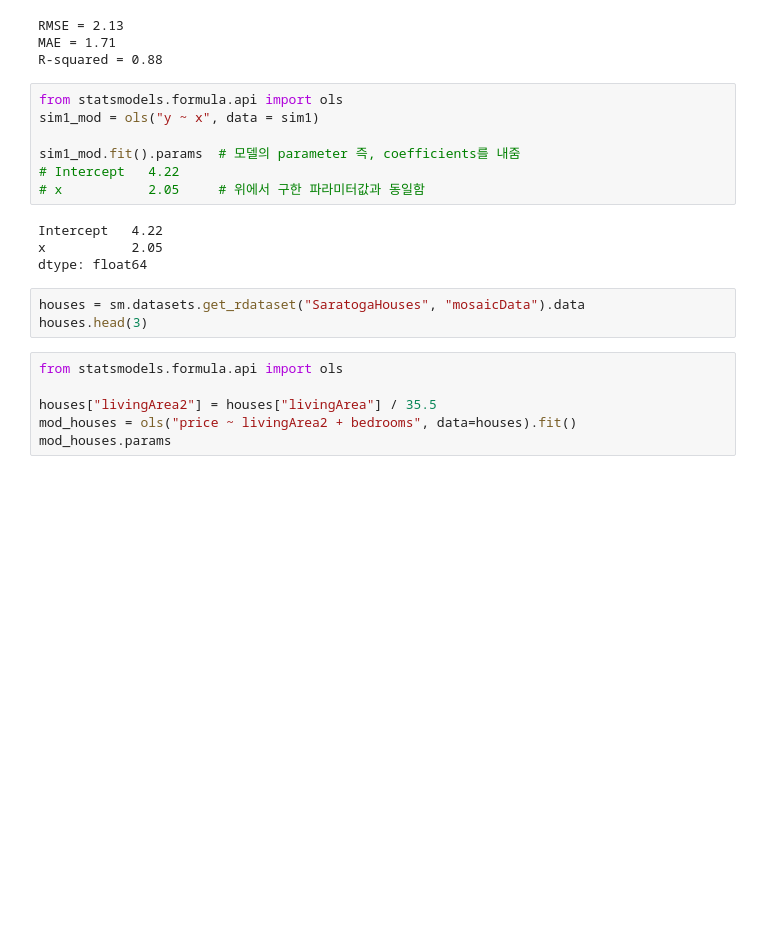
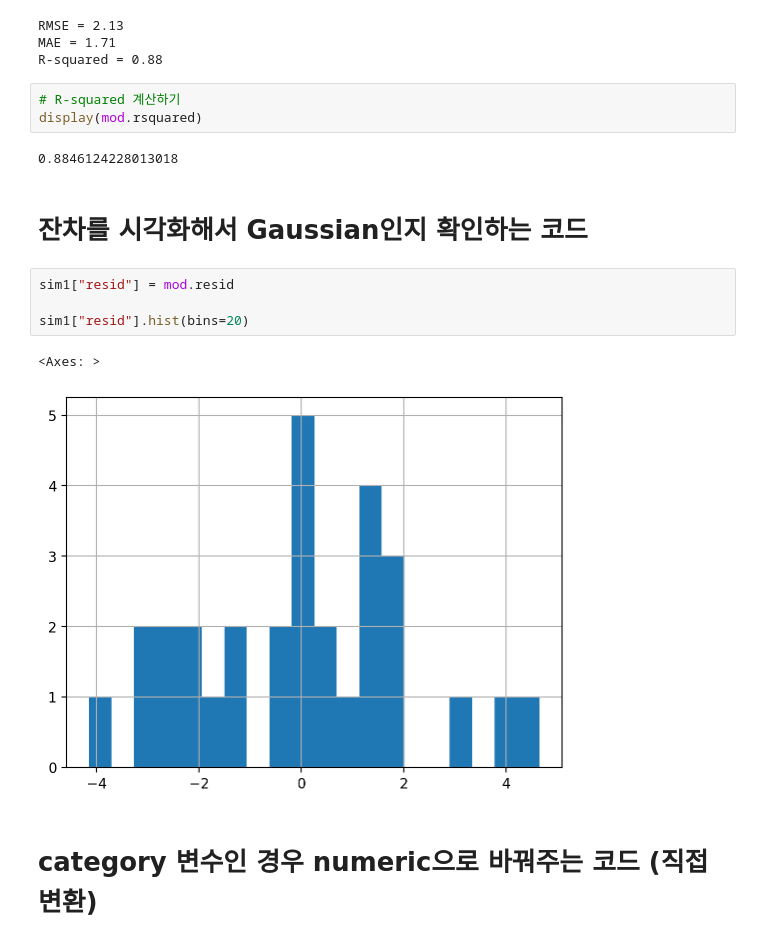
Before and after one commit to Felix-Silas/2024-1-Class, a Jupyter notebook: Data Analysis and Visualization/Model Basic/Model Basic.ipynb, the cells around one changed output. Cells and saved outputs as stored; diff of their text form; blank space fills up the shorter version.

```diff
--- a/Data Analysis and Visualization/Model Basic/Model Basic.ipynb
+++ b/Data Analysis and Visualization/Model Basic/Model Basic.ipynb
@@ -72,23 +94,19 @@ print(f"RMSE = {rmse(y, ypred):.2f} \nMAE = {meanabs(y, ypred):.2f} \nR-squared
 RMSE = 2.13
 MAE = 1.71
 R-squared = 0.88
-# %%
-from statsmodels.formula.api import ols
-sim1_mod = ols("y ~ x", data = sim1)
-
-sim1_mod.fit().params  # 모델의 parameter 즉, coefficients를 내줌
-# Intercept   4.22
-# x           2.05     # 위에서 구한 파라미터값과 동일함
-# %% [output]
-Intercept   4.22
-x           2.05
-dtype: float64
-# %%
-houses = sm.datasets.get_rdataset("SaratogaHouses", "mosaicData").data
-houses.head(3)
-# %%
-from statsmodels.formula.api import ols
-
-houses["livingArea2"] = houses["livingArea"] / 35.5
-mod_houses = ols("price ~ livingArea2 + bedrooms", data=houses).fit()
-mod_houses.params
+# %%
+# R-squared 계산하기
+display(mod.rsquared)
+# %% [output]
+0.8846124228013018
+# %% [markdown]
+# 잔차를 시각화해서 Gaussian인지 확인하는 코드
+# %%
+sim1["resid"] = mod.resid
+
+sim1["resid"].hist(bins=20)
+# %% [output]
+<Axes: >
+[figure, added]
+# %% [markdown]
+# category 변수인 경우 numeric으로 바꿔주는 코드 (직접 변환)
```
Also changed, not shown: parts of 23 cells of this notebook, 2 other files.
